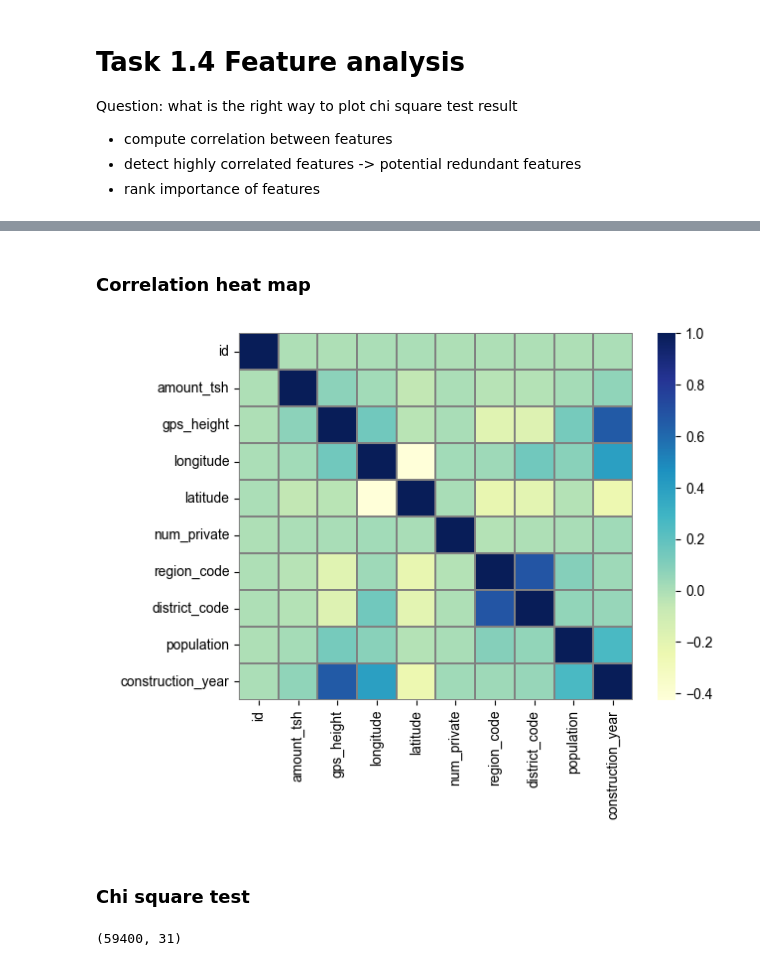
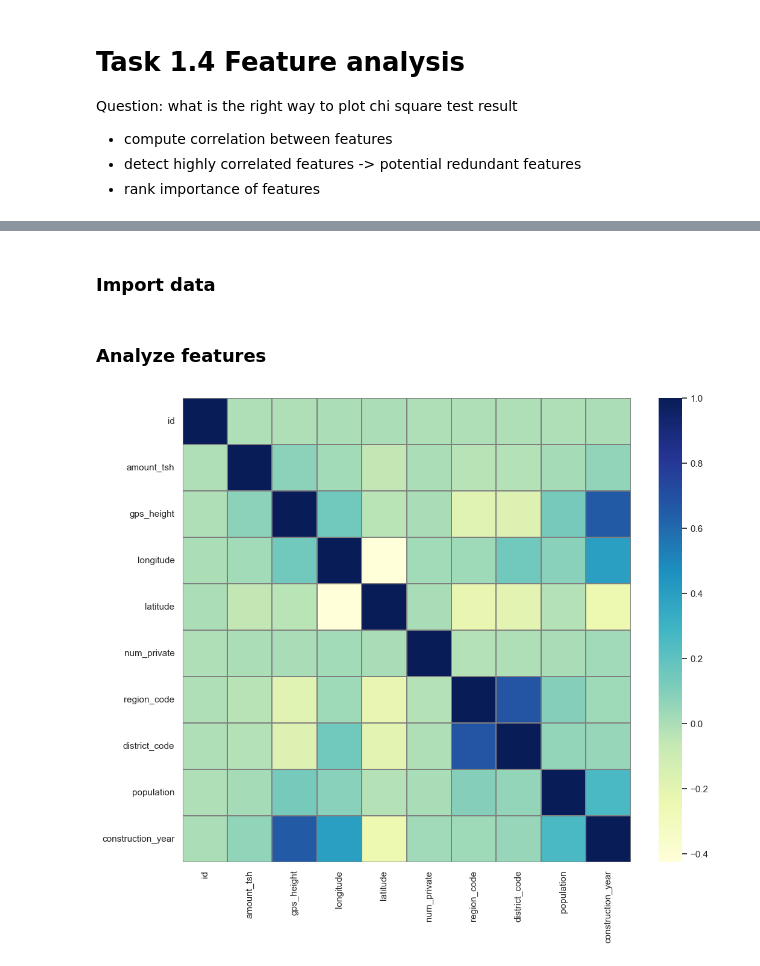
Before and after one commit to floranuta/Data_Circle, a Jupyter notebook: notebooks/feature_analysis.ipynb, the cells around one changed output, grey strips where cells are left out. Cells and saved outputs as stored; diff of their text form; code cells hidden in the pictures.

```diff
--- a/notebooks/feature_analysis.ipynb
+++ b/notebooks/feature_analysis.ipynb
@@ -15,3 +114,14 @@ pd.set_option('display.max_columns', None) # show full dataframe
+# %%
+def numerical_feature_heatmap(df: pd.DataFrame):
+    # Compute correlation matrix
+    co_mtx = df.corr(numeric_only=True)
+
+    # Plot correlation heatmap
+    sns.heatmap(co_mtx, cmap="YlGnBu", annot=False, linewidths=0.3, linecolor='gray', xticklabels=True, yticklabels=True)
+
+    sns.set_theme(rc={'figure.figsize':(12,10)})
+# %% [markdown]
+### Import data
 # %%
 # import data
 train_val = pd.read_csv("../data/training_set_values.csv")
@@ -19,4 +129,10 @@ train_label = pd.read_csv("../data/training_set_labels.csv")
 # %%
 # merge train_set_values and train_set_labels on ID
 train_data = pd.merge(train_val, train_label, on="id")
+# %% [markdown]
+### Analyze features
+# %%
+numerical_feature_heatmap(train_data)
+# %% [output]
+[figure, added]
 # %%
@@ -34,27 +149,0 @@ categorical_columns = ["basin", "region", "lga", "scheme_management", "permit",
-# %% [markdown]
-### Correlation heat map
-# %%
-# Compute correlation matrix
-co_mtx = train_data.corr(numeric_only=True)
-
-# Plot correlation heatmap
-sns.heatmap(co_mtx, cmap="YlGnBu", annot=False, linewidths=0.3, linecolor='gray', xticklabels=True, yticklabels=True)
-
-
-sns.set_theme(rc={'figure.figsize':(12,10)})
-# %% [output]
-[figure, removed]
-# %% [markdown]
-### Chi square test
-# %%
-# create dataframe only with categorical data
-
-df_categorical= pd.DataFrame(data = train_data.dtypes, columns = ['a']).reset_index()
-
-categorical_variables = list(df_categorical['index'].loc[df_categorical['a'] == 'object'])
-df_categorical = train_data[categorical_variables]
-
-
-print(df_categorical.shape)
-# %% [output]
-(59400, 31)
```
Also changed, not shown: parts of 26 cells of this notebook.
